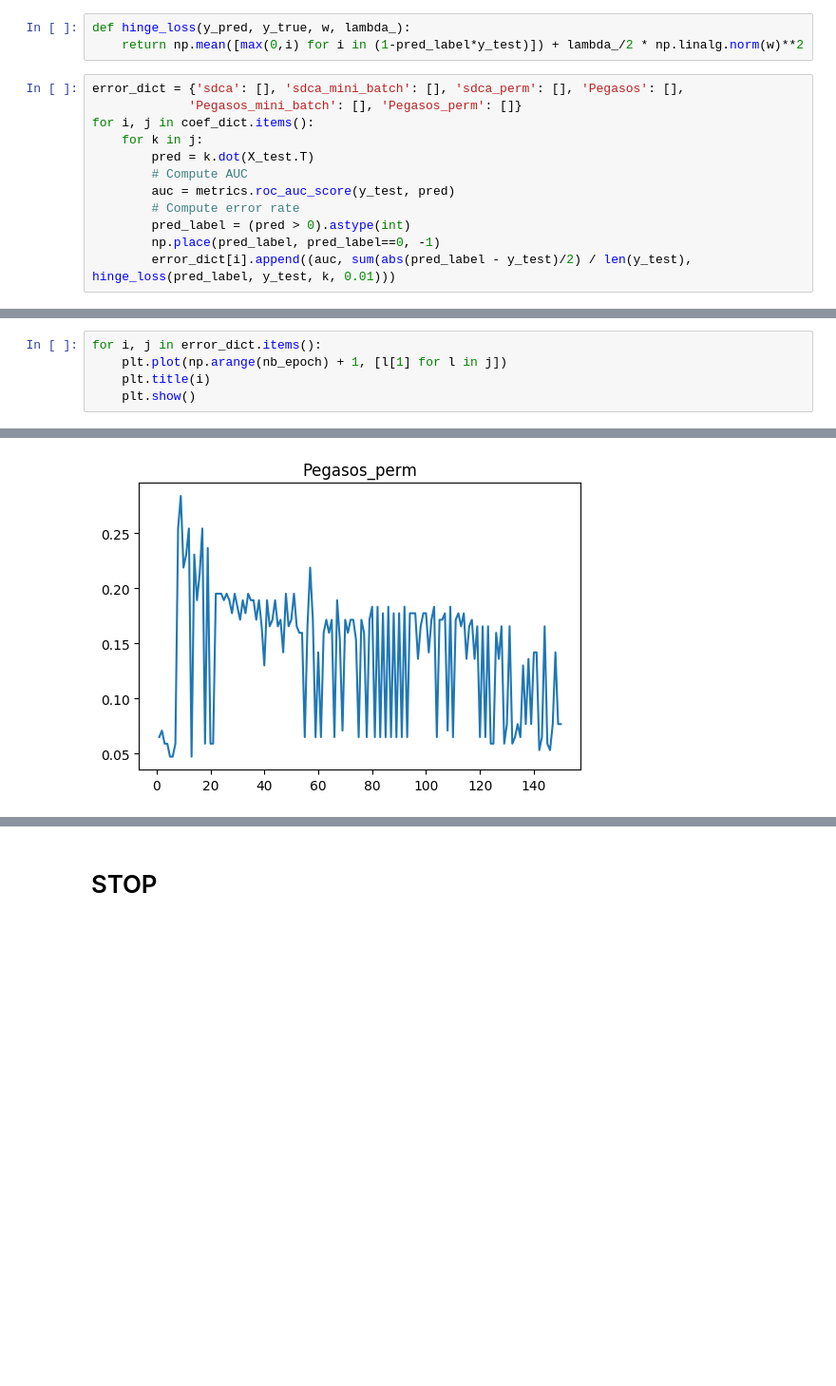
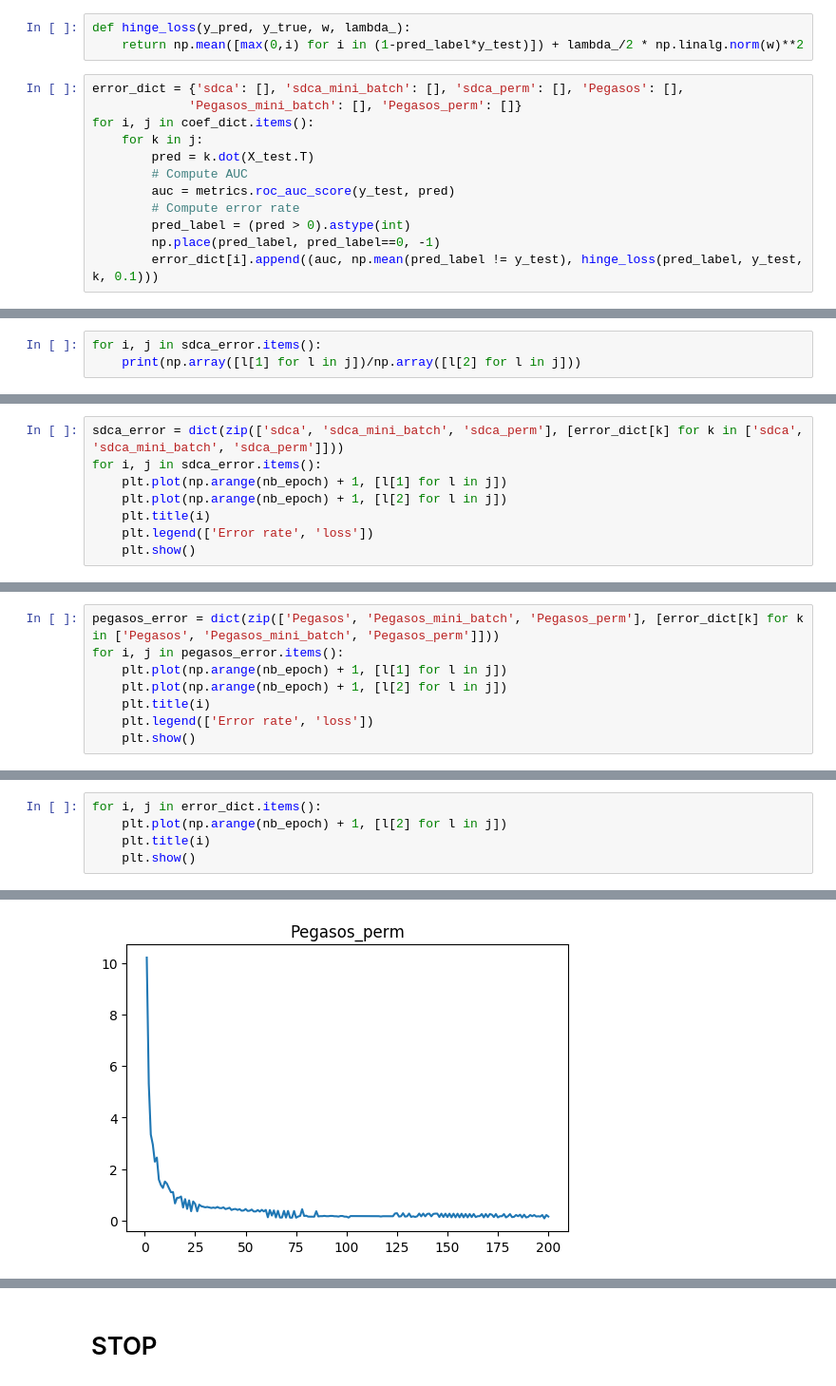
Before and after one commit to mathislinger/SOADML, a Jupyter notebook: SOADML project.ipynb, the cells around one changed output, grey strips where cells are left out. Shown at 95% size. Cells and saved outputs as stored; diff of their text form; blank space fills up the shorter version.

```diff
--- a/SOADML project.ipynb
+++ b/SOADML project.ipynb
@@ -478,4 +498,4 @@ for i, j in coef_dict.items():
         # Compute error rate
         pred_label = (pred > 0).astype(int)
         np.place(pred_label, pred_label==0, -1)
-        error_dict[i].append((auc, sum(abs(pred_label - y_test)/2) / len(y_test), hinge_loss(pred_label, y_test, k, 0.01)))
+        error_dict[i].append((auc, np.mean(pred_label != y_test), hinge_loss(pred_label, y_test, k, 0.1)))
@@ -481,0 +504,3 @@ for i, j in coef_dict.items():
+# %%
+for i, j in sdca_error.items():
+    print(np.array([l[1] for l in j])/np.array([l[2] for l in j]))
@@ -481,0 +525,8 @@ for i, j in coef_dict.items():
+# %%
+sdca_error = dict(zip(['sdca', 'sdca_mini_batch', 'sdca_perm'], [error_dict[k] for k in ['sdca', 'sdca_mini_batch', 'sdca_perm']]))
+for i, j in sdca_error.items():
+    plt.plot(np.arange(nb_epoch) + 1, [l[1] for l in j])
+    plt.plot(np.arange(nb_epoch) + 1, [l[2] for l in j])
+    plt.title(i)
+    plt.legend(['Error rate', 'loss'])
+    plt.show()
@@ -481,0 +537,8 @@ for i, j in coef_dict.items():
+# %%
+pegasos_error = dict(zip(['Pegasos', 'Pegasos_mini_batch', 'Pegasos_perm'], [error_dict[k] for k in ['Pegasos', 'Pegasos_mini_batch', 'Pegasos_perm']]))
+for i, j in pegasos_error.items():
+    plt.plot(np.arange(nb_epoch) + 1, [l[1] for l in j])
+    plt.plot(np.arange(nb_epoch) + 1, [l[2] for l in j])
+    plt.title(i)
+    plt.legend(['Error rate', 'loss'])
+    plt.show()
@@ -482,6 +549,6 @@ for i, j in coef_dict.items():
 # %%
 for i, j in error_dict.items():
-    plt.plot(np.arange(nb_epoch) + 1, [l[1] for l in j])
+    plt.plot(np.arange(nb_epoch) + 1, [l[2] for l in j])
     plt.title(i)
     plt.show()
 # %% [output]
@@ -489 +556 @@ for i, j in error_dict.items():
-[figure, old version]
+[figure, new version]
```
Also changed, not shown: parts of 12 cells of this notebook.
